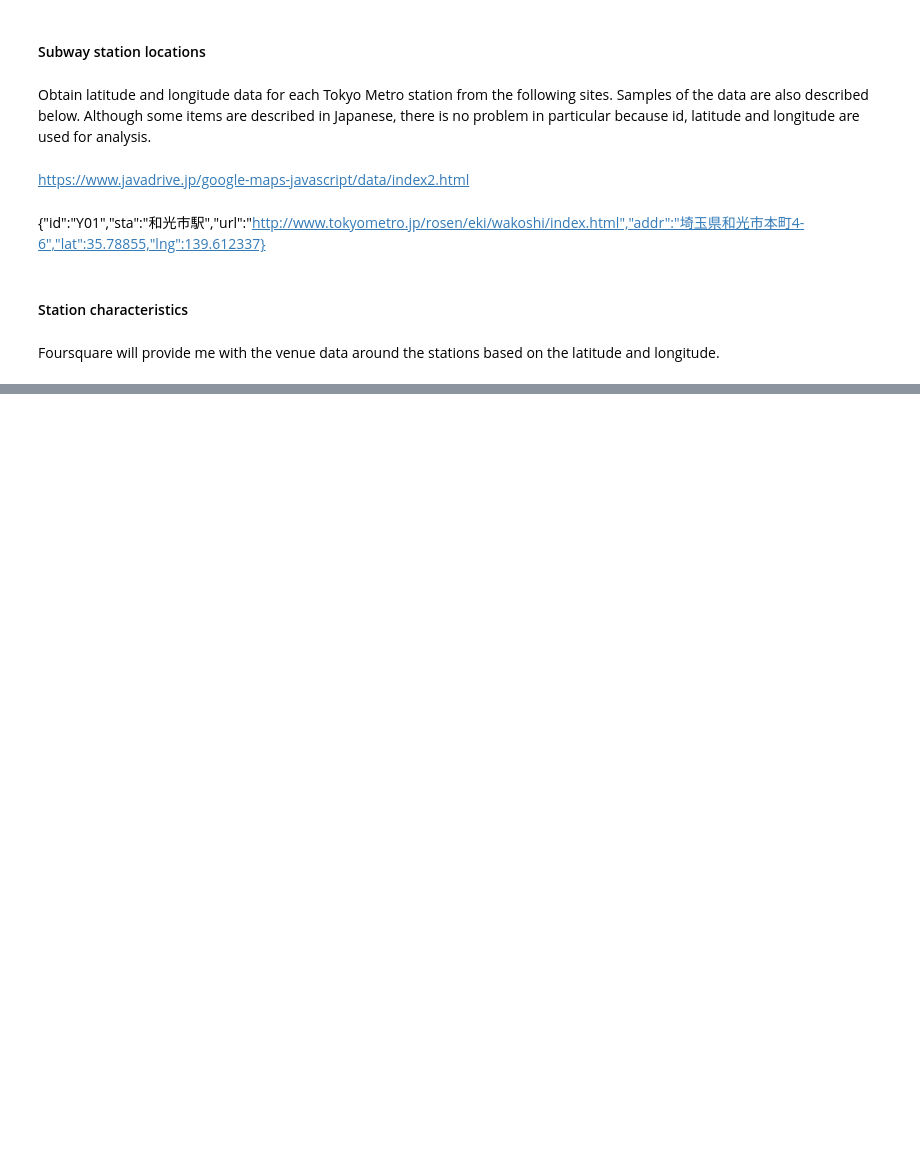
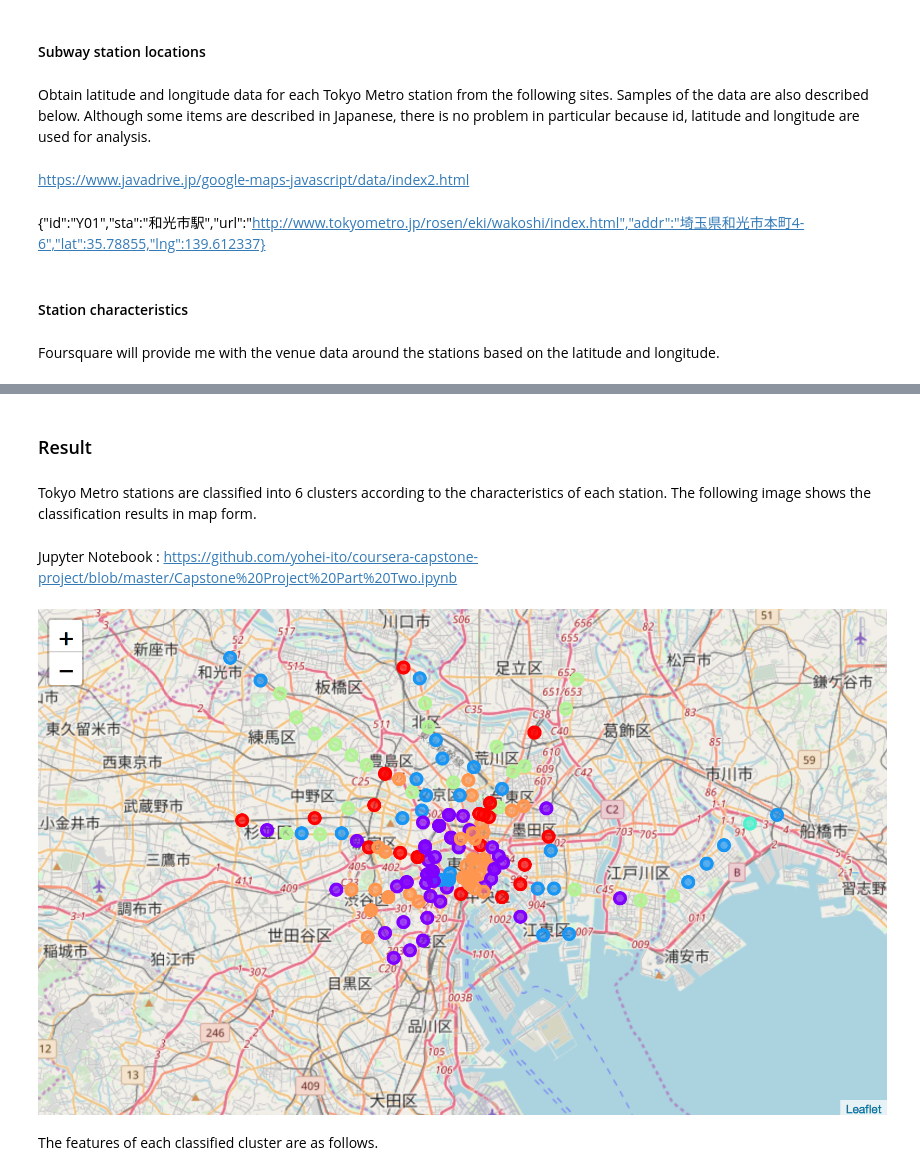
Before and after one commit to yohei-ito/coursera-capstone-project, a Jupyter notebook: Capstone Project Part One.ipynb, the cells around one changed output, grey strips where cells are left out. Saved outputs shown, nothing was run; the diff lists cells and outputs as text; code cells hidden in the pictures; blank space fills up the shorter version.

```diff
--- a/Capstone Project Part One.ipynb
+++ b/Capstone Project Part One.ipynb
@@ -24,0 +33,12 @@ Foursquare will provide me with the venue data around the stations based on the
+# %% [markdown]
+### Result
+# %% [markdown]
+Tokyo Metro stations are classified into 6 clusters according to the characteristics of each station. The following image shows the classification results in map form.
+# %% [markdown]
+Jupyter Notebook : https://github.com/yohei-ito/coursera-capstone-project/blob/master/Capstone%20Project%20Part%20Two.ipynb
+# %%
+Image('map_clusters.png')
+# %% [output]
+[figure, added]
+# %% [markdown]
+The features of each classified cluster are as follows.
```
Also changed, not shown: parts of 15 cells of this notebook.
